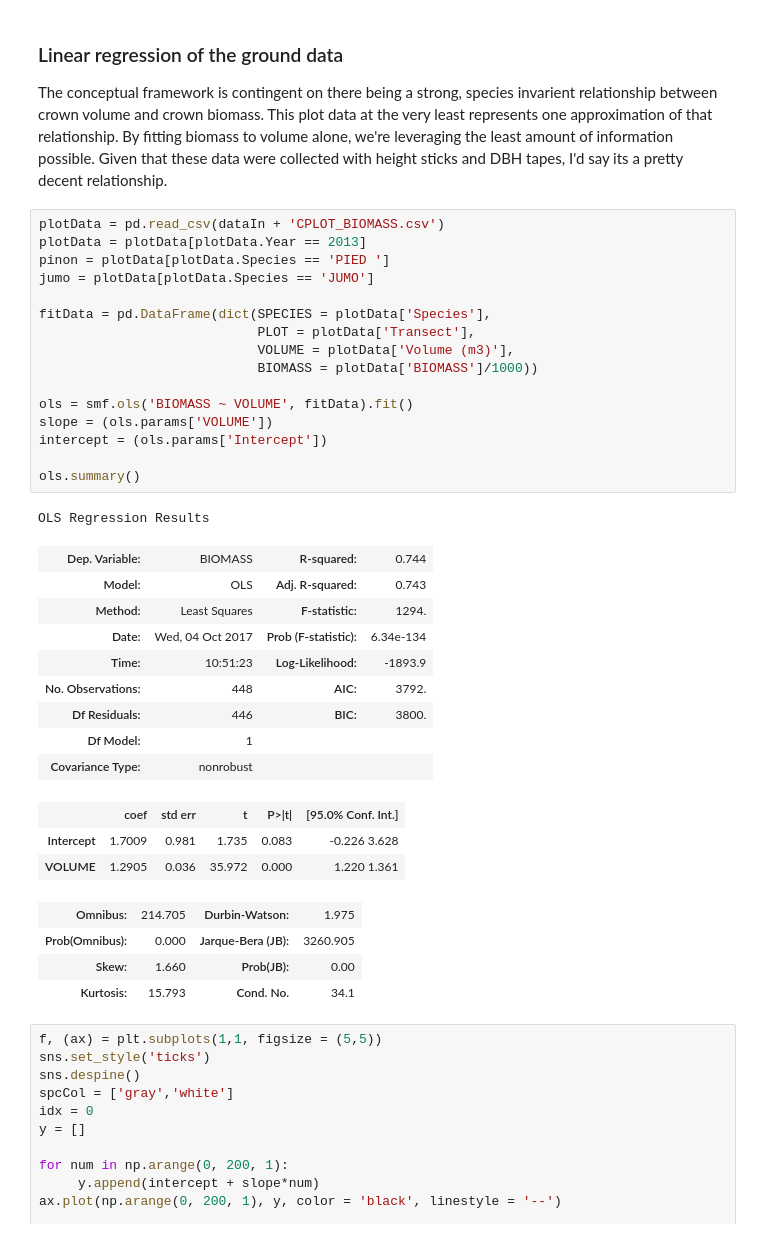
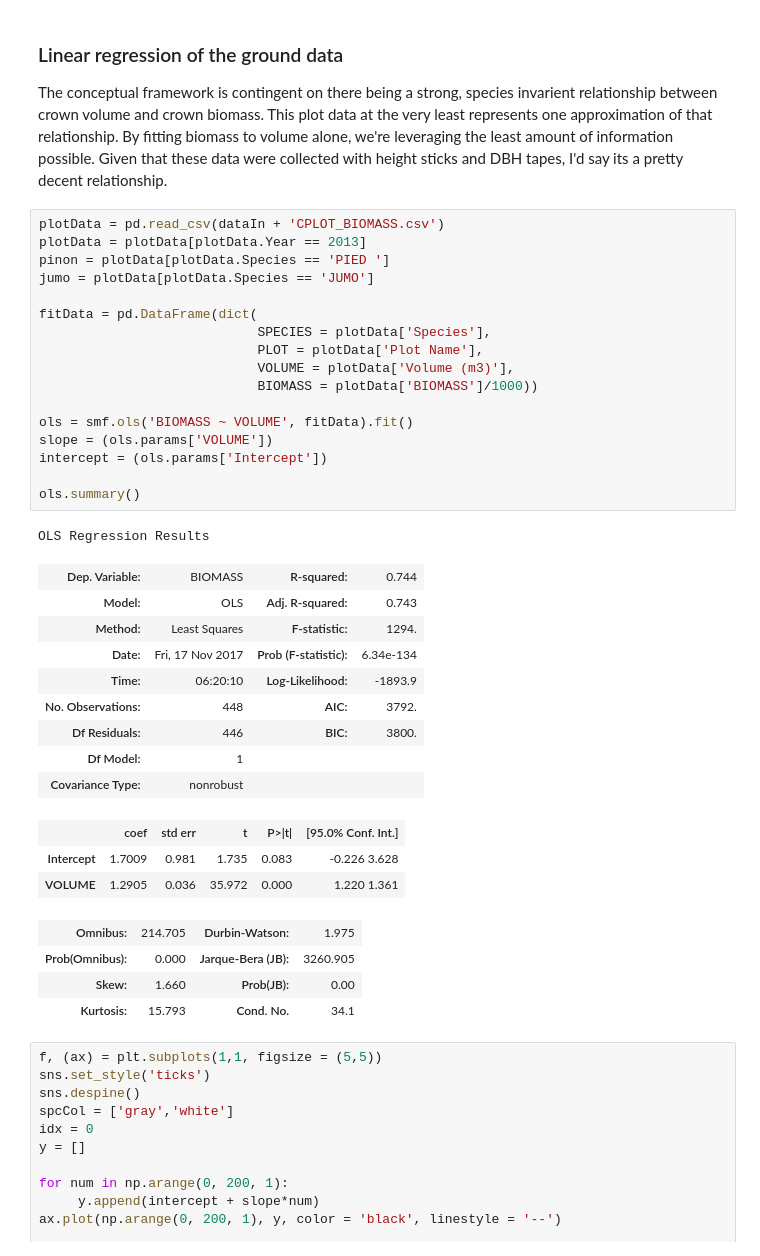
Before and after one commit to djkrofch/PJ_SfM, a Jupyter notebook: PJ Woodlands SfM.ipynb, the cells around one changed output. Drawn from its saved outputs; the diff is of its cells as text.

```diff
--- a/PJ Woodlands SfM.ipynb
+++ b/PJ Woodlands SfM.ipynb
@@ -136,26 +136,27 @@ The conceptual framework is contingent on there being a strong, species invarien
 # %%
 plotData = pd.read_csv(dataIn + 'CPLOT_BIOMASS.csv')
 plotData = plotData[plotData.Year == 2013]
 pinon = plotData[plotData.Species == 'PIED ']
 jumo = plotData[plotData.Species == 'JUMO']
 
-fitData = pd.DataFrame(dict(SPECIES = plotData['Species'],
-                            PLOT = plotData['Transect'],
+fitData = pd.DataFrame(dict(
+                            SPECIES = plotData['Species'],
+                            PLOT = plotData['Plot Name'],
                             VOLUME = plotData['Volume (m3)'],
                             BIOMASS = plotData['BIOMASS']/1000))
 
 ols = smf.ols('BIOMASS ~ VOLUME', fitData).fit()
 slope = (ols.params['VOLUME'])
 intercept = (ols.params['Intercept'])
 
 ols.summary()
 # %% [output]
 OLS Regression Results
 | Dep. Variable: | BIOMASS | R-squared: | 0.744 |
 | Model: | OLS | Adj. R-squared: | 0.743 |
 | Method: | Least Squares | F-statistic: | 1294. |
-| Date: | Wed, 04 Oct 2017 | Prob (F-statistic): | 6.34e-134 |
-| Time: | 10:51:23 | Log-Likelihood: | -1893.9 |
+| Date: | Fri, 17 Nov 2017 | Prob (F-statistic): | 6.34e-134 |
+| Time: | 06:20:10 | Log-Likelihood: | -1893.9 |
 | No. Observations: | 448 | AIC: | 3792. |
 | Df Residuals: | 446 | BIC: | 3800. |
 | Df Model: | 1 |  |  |
```
Also changed, not shown: parts of 6 cells of this notebook.
